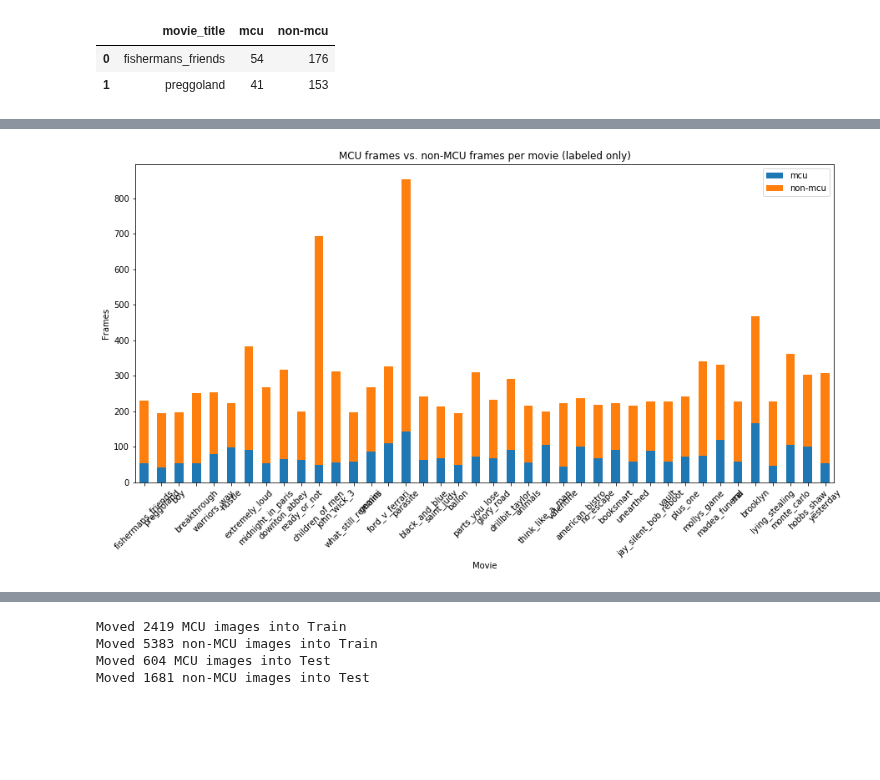
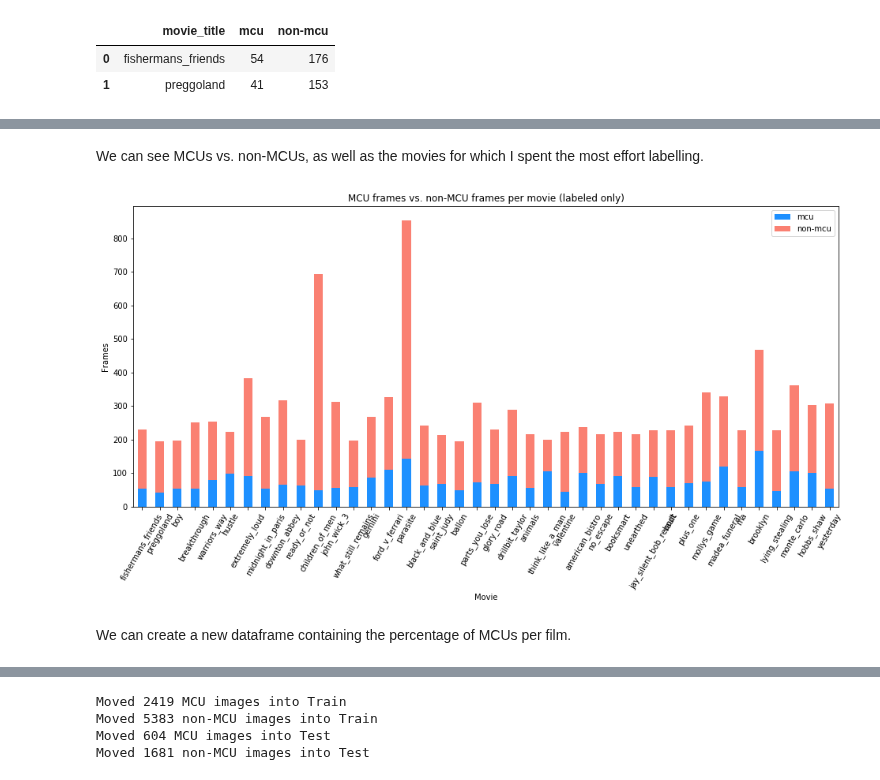
Before and after one commit to JohnTheTripper/moviegoer-prototype, a Jupyter notebook: mcu_data_management.ipynb, the cells around one changed output, grey strips where cells are left out. Saved outputs shown, nothing was run; the diff lists cells and outputs as text; code cells hidden in the pictures; blank space fills up the shorter version.

```diff
--- a/mcu_data_management.ipynb
+++ b/mcu_data_management.ipynb
@@ -74,9 +67,10 @@ There are 21328 unlabeled frames
 # %%
-def display_movie_labels(working_directory):
+def generate_movie_labels(working_directory):
     mcu_frames_univ = []
     non_frames_univ = []
     movies = []
 
+    # get list of each movie directory
     movie_directories = os.listdir(working_directory)
 
     # iterate through each film and designate the directory, then count number of frames in each category
@@ -133,0 +108,3 @@ yesterday, frames labeled: 35.05%
+# %%
+# store lists of movie title, its count of MCUs, and count of non-MCUs
+movies, mcu_frames_univ, non_frames_univ = generate_movie_labels(working_directory)
@@ -144,13 +154,17 @@ frames_df.head(2)
+# %% [markdown]
+We can see MCUs vs. non-MCUs, as well as the movies for which I spent the most effort labelling.
 # %%
-ax = frames_df.plot.bar(stacked=True, figsize=(15,7))
+ax = frames_df.plot.bar(stacked=True, color = ['dodgerblue', 'salmon'], figsize=(16,7))
 ax.set_title('MCU frames vs. non-MCU frames per movie (labeled only)')
 ax.set_xlabel('Movie')
 ax.set_xticklabels(frames_df.movie_title)
 ax.set_ylabel('Frames')
-plt.xticks(rotation=45)
+plt.xticks(rotation=60)
 plt.show()
 # %% [output]
-[figure, old version]
+[figure, new version]
+# %% [markdown]
+We can create a new dataframe containing the percentage of MCUs per film.
 # %%
 frames_eda_df = frames_df.copy()
 frames_eda_df['mcu_percentage'] = frames_eda_df['mcu'] / (frames_eda_df['mcu'] + frames_eda_df['non-mcu'])
```
Also changed, not shown: parts of 24 cells of this notebook, 2 other files.
